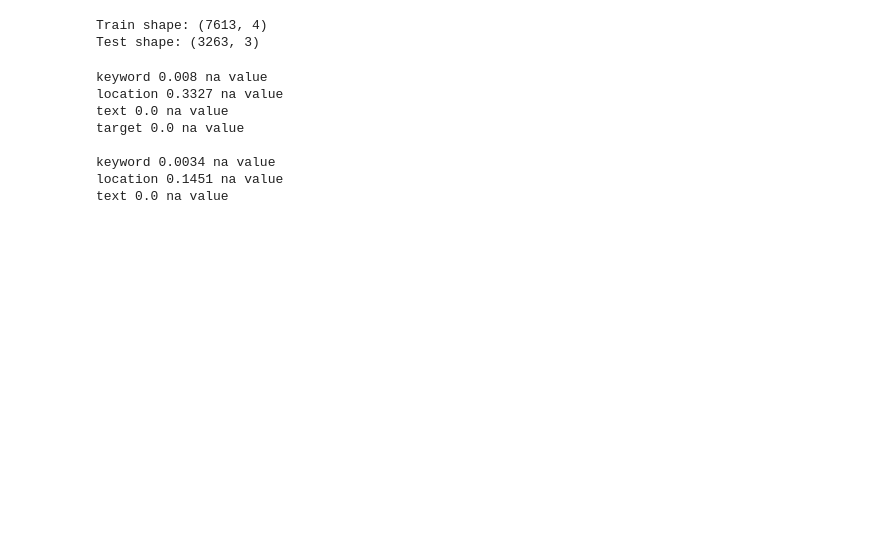
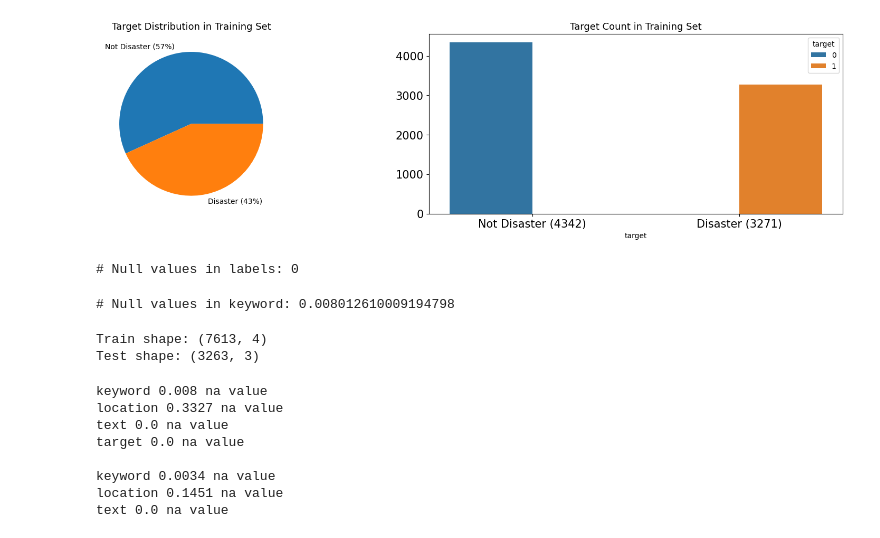
Before and after one commit to SINAABBASI/bertTweetClassification, a Jupyter notebook: main.ipynb, the cells around one changed output. Cells and saved outputs as stored; diff of their text form; code cells hidden in the pictures; blank space fills up the shorter version.

```diff
--- a/main.ipynb
+++ b/main.ipynb
@@ -18,3 +18,32 @@ df_train.sample(5)
+# %%
+fig, axes = plt.subplots(ncols=2, figsize=(17, 4), dpi=100)
+plt.tight_layout()
+
+df_train.groupby('target').count().location.plot(kind='pie', ax=axes[0], labels=['Not Disaster (57%)', 'Disaster (43%)'])
+sns.countplot(x=df_train['target'], hue=df_train['target'], ax=axes[1])
+
+axes[0].set_ylabel('')
+axes[1].set_ylabel('')
+axes[1].set_xticklabels(['Not Disaster (4342)', 'Disaster (3271)'])
+axes[0].tick_params(axis='x', labelsize=15)
+axes[0].tick_params(axis='y', labelsize=15)
+axes[1].tick_params(axis='x', labelsize=15)
+axes[1].tick_params(axis='y', labelsize=15)
+
+axes[0].set_title('Target Distribution in Training Set', fontsize=13)
+axes[1].set_title('Target Count in Training Set', fontsize=13)
+
+plt.show()
+# %% [output]
+[figure, added]
+# %%
+print('# Null values in labels:',sum(df_train.target.isnull()))
+# %% [output]
+# Null values in labels: 0
+# %%
+print('# Null values in keyword:',np.mean(df_train.keyword.isnull()))
+# %% [output]
+# Null values in keyword: 0.008012610009194798
 # %%
 print("Train shape:", df_train.shape)
 print("Test shape:", df_test.shape)
```
Also changed, not shown: parts of 14 cells of this notebook, 1 other file.
